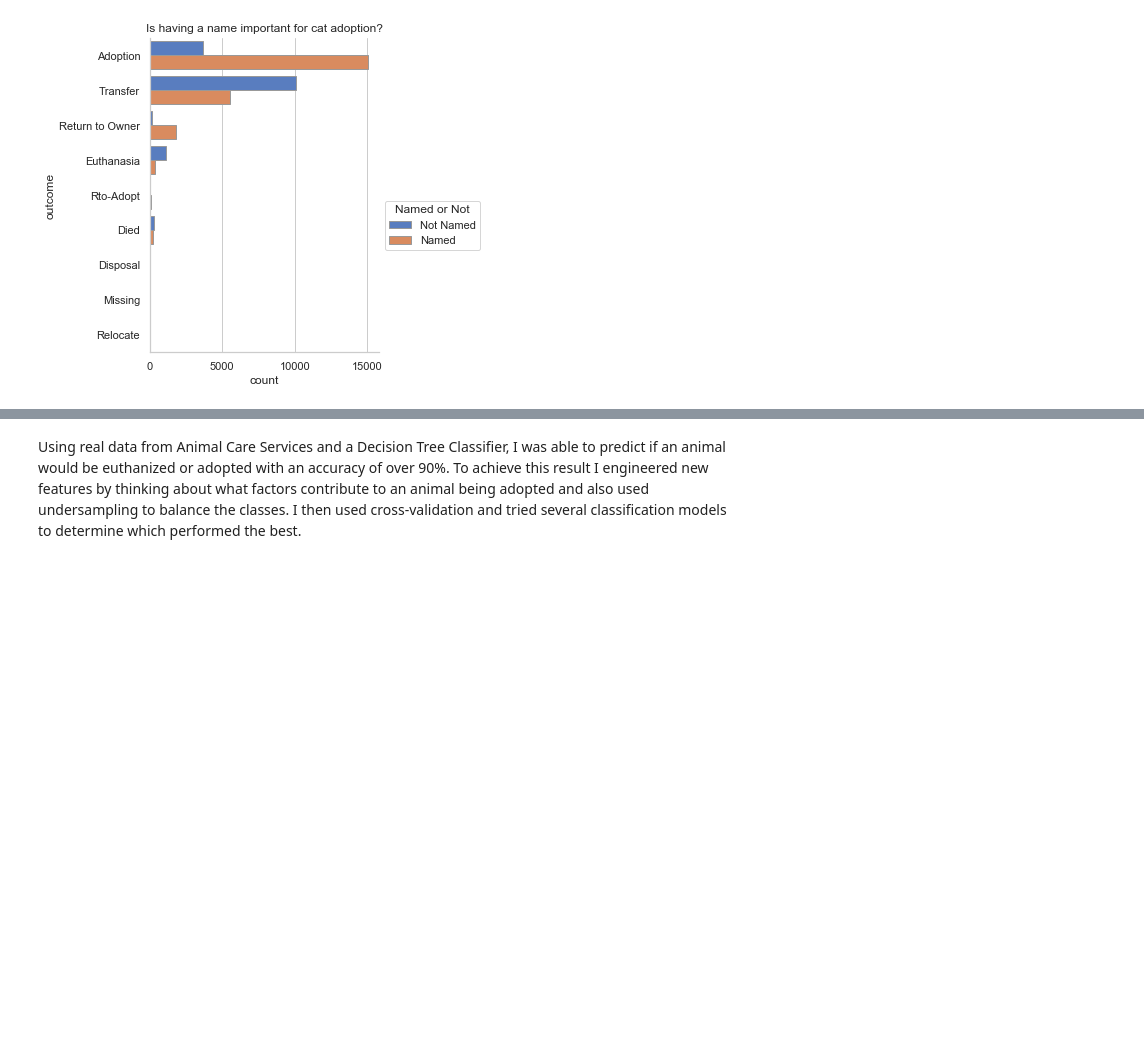
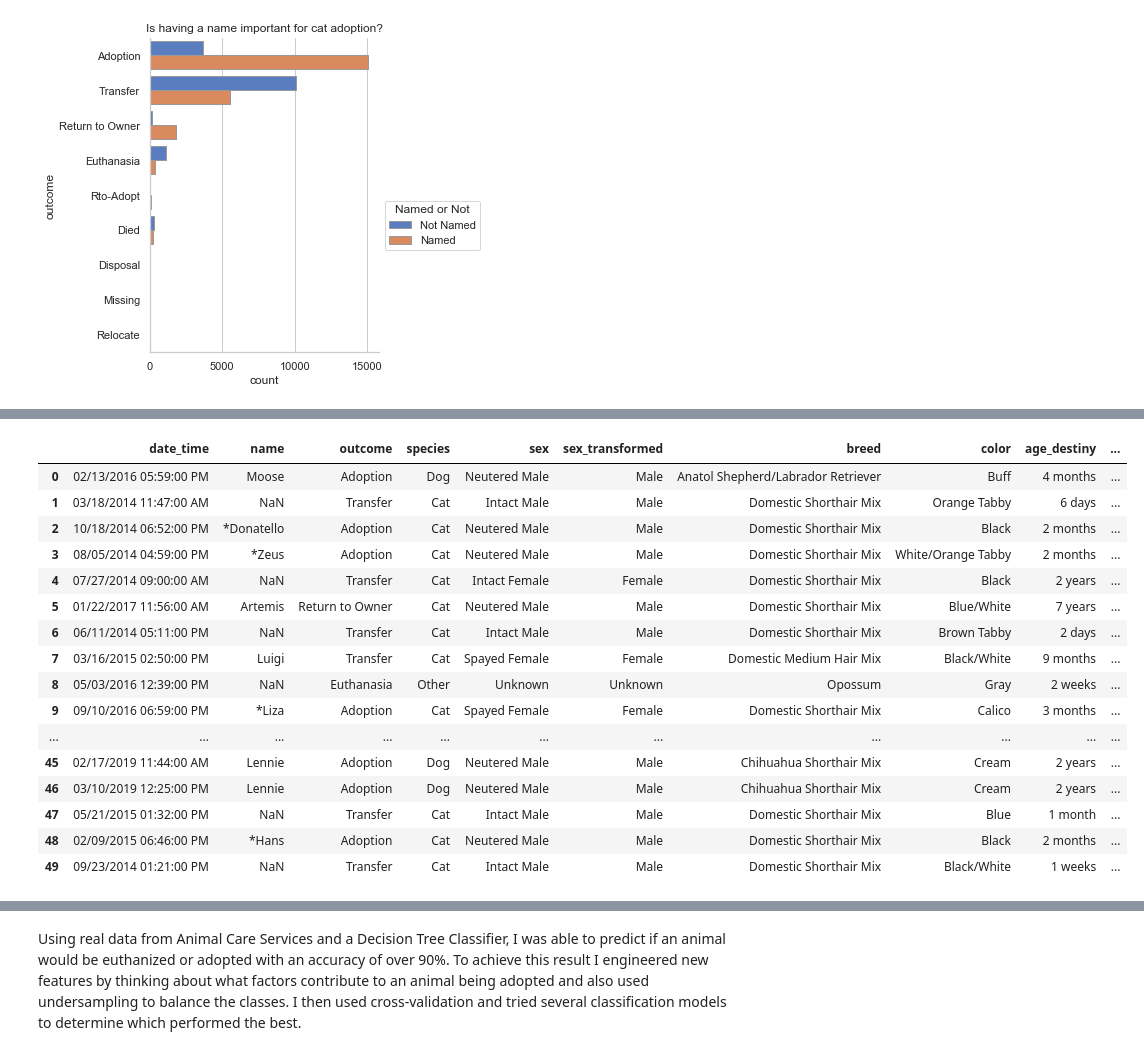
Before and after one commit to Jacqueline-A-Shay/Animal_Shelter, a Jupyter notebook: u.ipynb, the cells around one changed output, grey strips where cells are left out. Drawn from its saved outputs; the diff is of its cells as text; code cells hidden in the pictures; blank space fills up the shorter version.

Commit message:
explore breed

```diff
--- a/u.ipynb
+++ b/u.ipynb
@@ -654,0 +679,3 @@ peek unique colors:
+# %%
+df['breed_type'] = df.breed.str.extract('({})'.format('|'.join(['Mix'])),
+                        flags=re.IGNORECASE, expand=False).str.lower().fillna('pure')
@@ -654,0 +703,20 @@ peek unique colors:
+# %%
+df.head(50)
+# %% [output]
+|  | date_time | name | outcome | species | sex | sex_transformed | breed | color | age_destiny | ... |
+| 0 | 02/13/2016 05:59:00 PM | Moose | Adoption | Dog | Neutered Male | Male | Anatol Shepherd/Labrador Retriever | Buff | 4 months | ... |
+| 1 | 03/18/2014 11:47:00 AM | NaN | Transfer | Cat | Intact Male | Male | Domestic Shorthair Mix | Orange Tabby | 6 days | ... |
+| 2 | 10/18/2014 06:52:00 PM | *Donatello | Adoption | Cat | Neutered Male | Male | Domestic Shorthair Mix | Black | 2 months | ... |
+| 3 | 08/05/2014 04:59:00 PM | *Zeus | Adoption | Cat | Neutered Male | Male | Domestic Shorthair Mix | White/Orange Tabby | 2 months | ... |
+| 4 | 07/27/2014 09:00:00 AM | NaN | Transfer | Cat | Intact Female | Female | Domestic Shorthair Mix | Black | 2 years | ... |
+| 5 | 01/22/2017 11:56:00 AM | Artemis | Return to Owner | Cat | Neutered Male | Male | Domestic Shorthair Mix | Blue/White | 7 years | ... |
+| 6 | 06/11/2014 05:11:00 PM | NaN | Transfer | Cat | Intact Male | Male | Domestic Shorthair Mix | Brown Tabby | 2 days | ... |
+| 7 | 03/16/2015 02:50:00 PM | Luigi | Transfer | Cat | Spayed Female | Female | Domestic Medium Hair Mix | Black/White | 9 months | ... |
+| 8 | 05/03/2016 12:39:00 PM | NaN | Euthanasia | Other | Unknown | Unknown | Opossum | Gray | 2 weeks | ... |
+| 9 | 09/10/2016 06:59:00 PM | *Liza | Adoption | Cat | Spayed Female | Female | Domestic Shorthair Mix | Calico | 3 months | ... |
+| ... | ... | ... | ... | ... | ... | ... | ... | ... | ... | ... |
+| 45 | 02/17/2019 11:44:00 AM | Lennie | Adoption | Dog | Neutered Male | Male | Chihuahua Shorthair Mix | Cream | 2 years | ... |
+| 46 | 03/10/2019 12:25:00 PM | Lennie | Adoption | Dog | Neutered Male | Male | Chihuahua Shorthair Mix | Cream | 2 years | ... |
+| 47 | 05/21/2015 01:32:00 PM | NaN | Transfer | Cat | Intact Male | Male | Domestic Shorthair Mix | Blue | 1 month | ... |
+| 48 | 02/09/2015 06:46:00 PM | *Hans | Adoption | Cat | Neutered Male | Male | Domestic Shorthair Mix | Black | 2 months | ... |
+| 49 | 09/23/2014 01:21:00 PM | NaN | Transfer | Cat | Intact Male | Male | Domestic Shorthair Mix | Black/White | 1 weeks | ... |
```
Also changed, not shown: parts of 13 cells of this notebook.
